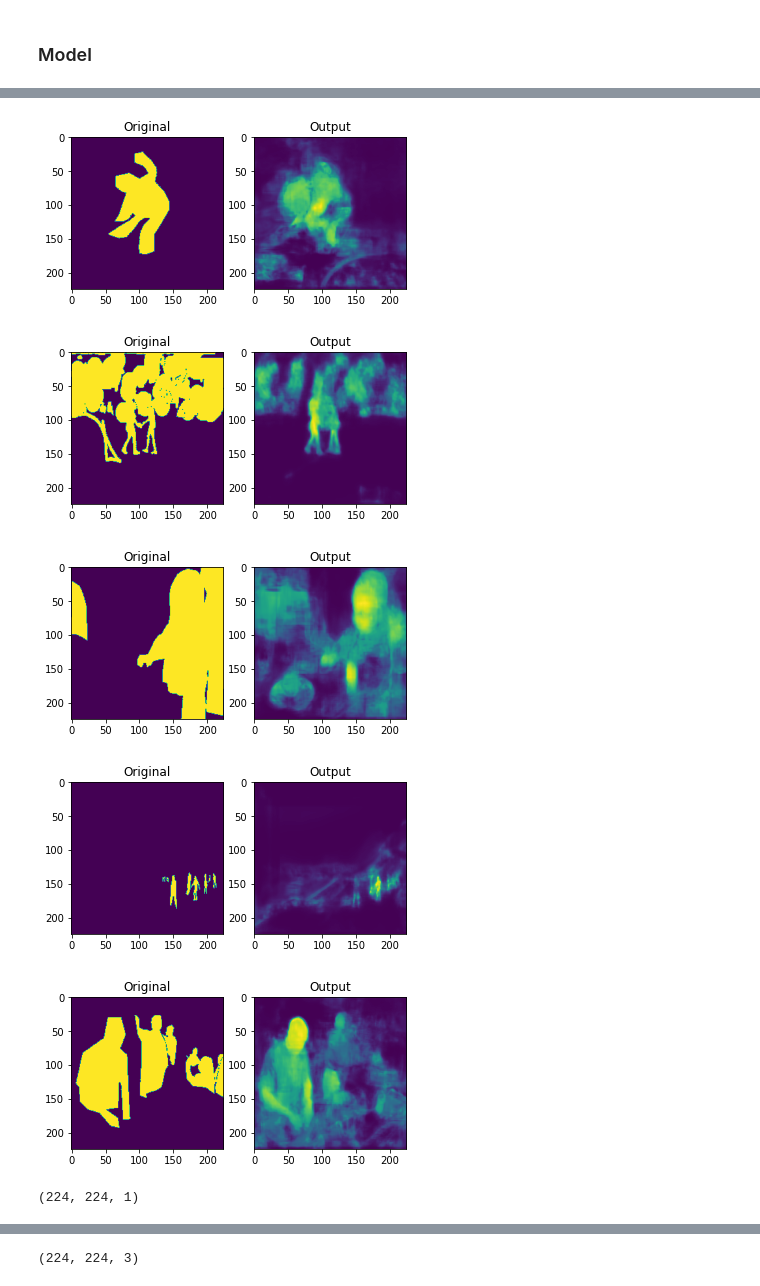
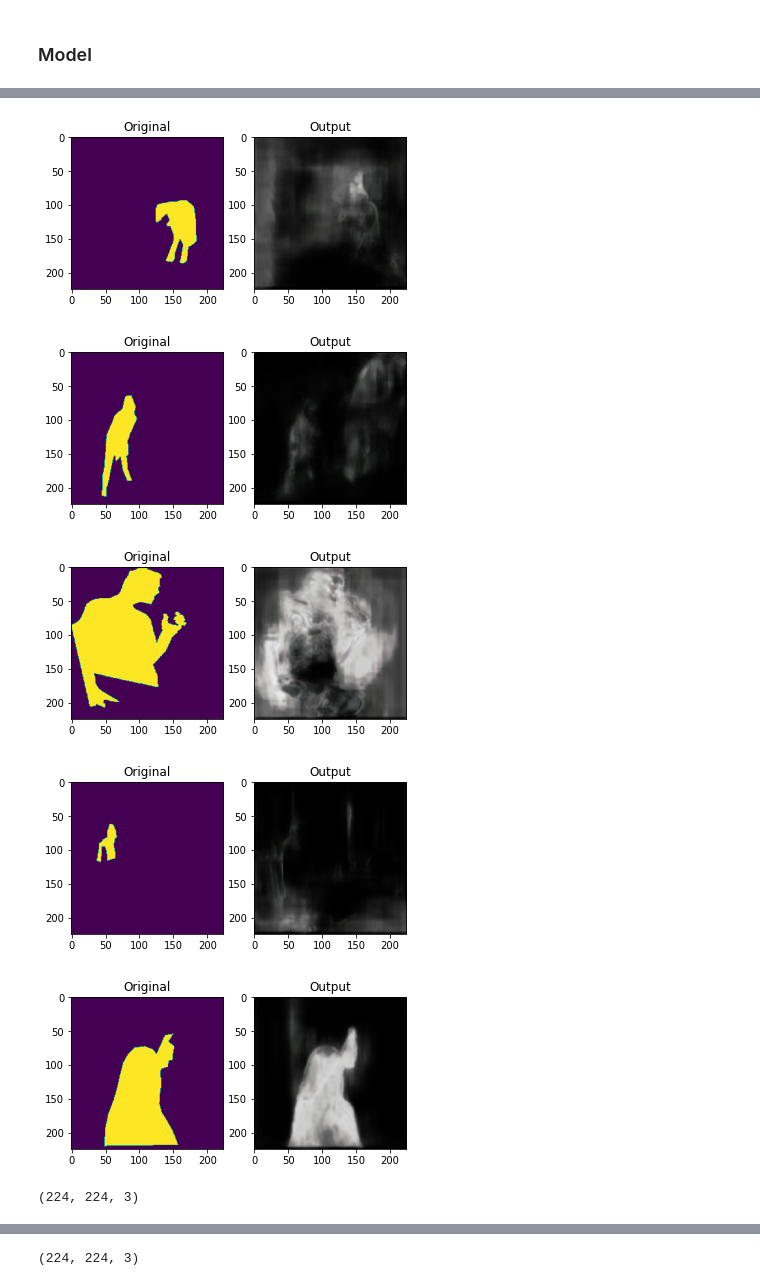
Before and after one commit to msaad1311/Image-Background-Removal, a Jupyter notebook: COCO Dataset/Code/Untitled.ipynb, the cells around one changed output, grey strips where cells are left out. Drawn from its saved outputs; the diff is of its cells as text; code cells hidden in the pictures.

```diff
--- a/COCO Dataset/Code/Untitled.ipynb
+++ b/COCO Dataset/Code/Untitled.ipynb
@@ -34,7 +34,8 @@ def read_imgs(path):
     img,names = [],[]
     for i in sorted(os.listdir(path)):
         names.append(i)
-        img.append(cv2.imread(os.path.join(path,i)))
+        imgs=cv2.imread(os.path.join(path,i))
+        img.append(cv2.cvtColor(imgs, cv2.COLOR_RGB2BGR))
     return names,np.array(img)
 
 def visualize(in_images,out_images,number):
@@ -157,8 +162,9 @@ Output images done
 # %%
 input_processed = input_images/255.
-output_processed = output_images[:,:,:,:1]/255.
-output_processed[output_processed>=0.5] = 1
-output_processed[output_processed<0.5] = 0
+output_processed = output_images/255.
+# output_processed[output_processed>=0.5] = 1
+# output_processed[output_processed<0.5] = 0
+# output_processed = output_processed.astype(np.uint8)
 
 print(f'The shape of the input_process is {input_processed.shape} and the shape of output_processed is {output_processed.shape}')
 # %% [output]
@@ -194,48 +207,48 @@ n_epochs = 1
 in1 = Input(shape=(224,224, 3 ))
 
 conv1 = Conv2D(32, (3, 3), activation='relu', kernel_initializer='he_normal', padding='same')(in1)
-conv1 = Dropout(0.2)(conv1)
+conv1 = Dropout(0.4)(conv1)
 conv1 = Conv2D(32, (3, 3), activation='relu', kernel_initializer='he_normal', padding='same')(conv1)
 pool1 = MaxPooling2D((2, 2))(conv1)
 
 conv2 = Conv2D(64, (3, 3), activation='relu', kernel_initializer='he_normal', padding='same')(pool1)
-conv2 = Dropout(0.2)(conv2)
+conv2 = Dropout(0.4)(conv2)
 conv2 = Conv2D(64, (3, 3), activation='relu', kernel_initializer='he_normal', padding='same')(conv2)
 pool2 = MaxPooling2D((2, 2))(conv2)
 
 conv3 = Conv2D(128, (3, 3), activation='relu', kernel_initializer='he_normal', padding='same')(pool2)
-conv3 = Dropout(0.2)(conv3)
+conv3 = Dropout(0.4)(conv3)
 conv3 = Conv2D(128, (3, 3), activation='relu', kernel_initializer='he_normal', padding='same')(conv3)
 pool3 = MaxPooling2D((2, 2))(conv3)
 
 conv4 = Conv2D(128, (3, 3), activation='relu', kernel_initializer='he_normal', padding='same')(pool3)
-conv4 = Dropout(0.2)(conv4)
+conv4 = Dropout(0.4)(conv4)
 conv4 = Conv2D(128, (3, 3), activation='relu', kernel_initializer='he_normal', padding='same')(conv4)
 
 up1 = concatenate([UpSampling2D((2, 2))(conv4), conv3], axis=-1)
 conv5 = Conv2D(64, (3, 3), activation='relu', kernel_initializer='he_normal', padding='same')(up1)
-conv5 = Dropout(0.2)(conv5)
+conv5 = Dropout(0.4)(conv5)
 conv5 = Conv2D(64, (3, 3), activation='relu', kernel_initializer='he_normal', padding='same')(conv5)
 
 up2 = concatenate([UpSampling2D((2, 2))(conv5), conv2], axis=-1)
 conv6 = Conv2D(64, (3, 3), activation='relu', kernel_initializer='he_normal', padding='same')(up2)
-conv6 = Dropout(0.2)(conv6)
+conv6 = Dropout(0.4)(conv6)
 conv6 = Conv2D(64, (3, 3), activation='relu', kernel_initializer='he_normal', padding='same')(conv6)
 
 up2 = concatenate([UpSampling2D((2, 2))(conv6), conv1], axis=-1)
 conv7 = Conv2D(32, (3, 3), activation='relu', kernel_initializer='he_normal', padding='same')(up2)
-conv7 = Dropout(0.2)(conv7)
+conv7 = Dropout(0.4)(conv7)
 conv7 = Conv2D(32, (3, 3), activation='relu', kernel_initializer='he_normal', padding='same')(conv7)
-segmentation = Conv2D(1,(1, 1),activation='sigmoid', name='seg')(conv7)
+segmentation = Conv2D(3,(1, 1),activation='sigmoid', name='seg')(conv7)
 
 model = Model(inputs=[in1], outputs=[segmentation])
 
-losses = {'seg': 'binary_crossentropy'
+losses = {'seg': 'mse'
     }
 
 metrics = {'seg': ['acc']
         }
-model.compile(optimizer="RMSprop", loss = losses, metrics=metrics)
+model.compile(optimizer="adam", loss = losses, metrics=metrics)
 
 model.summary()
 
@@ -276,18 +311,18 @@ predictions.shape
 # %%
-visualize(y_test,predictions,[1,2,3,4,5])
+visualize(y_test[:,:,:,:1],predictions,[1,2,3,4,5])
 # %% [output]
-[figure, old version]
+[figure, new version]
-[figure, old version]
+[figure, new version]
-[figure, old version]
+[figure, new version]
-[figure, old version]
+[figure, new version]
-[figure, old version]
+[figure, new version]
 # %%
-x=np.copy(predictions[3])
-x[x>=0.5]=1
-x[x<0.5]=0
+x=np.copy(predictions[0])
+# x[x>=0.5]=1
+# x[x<0.5]=0
 x.shape
 # %% [output]
-(224, 224, 1)
+(224, 224, 3)
 # %%
 plt.imshow(x)
 # %% [output]
```
Also changed, not shown: parts of 23 cells of this notebook, 4 other files.
